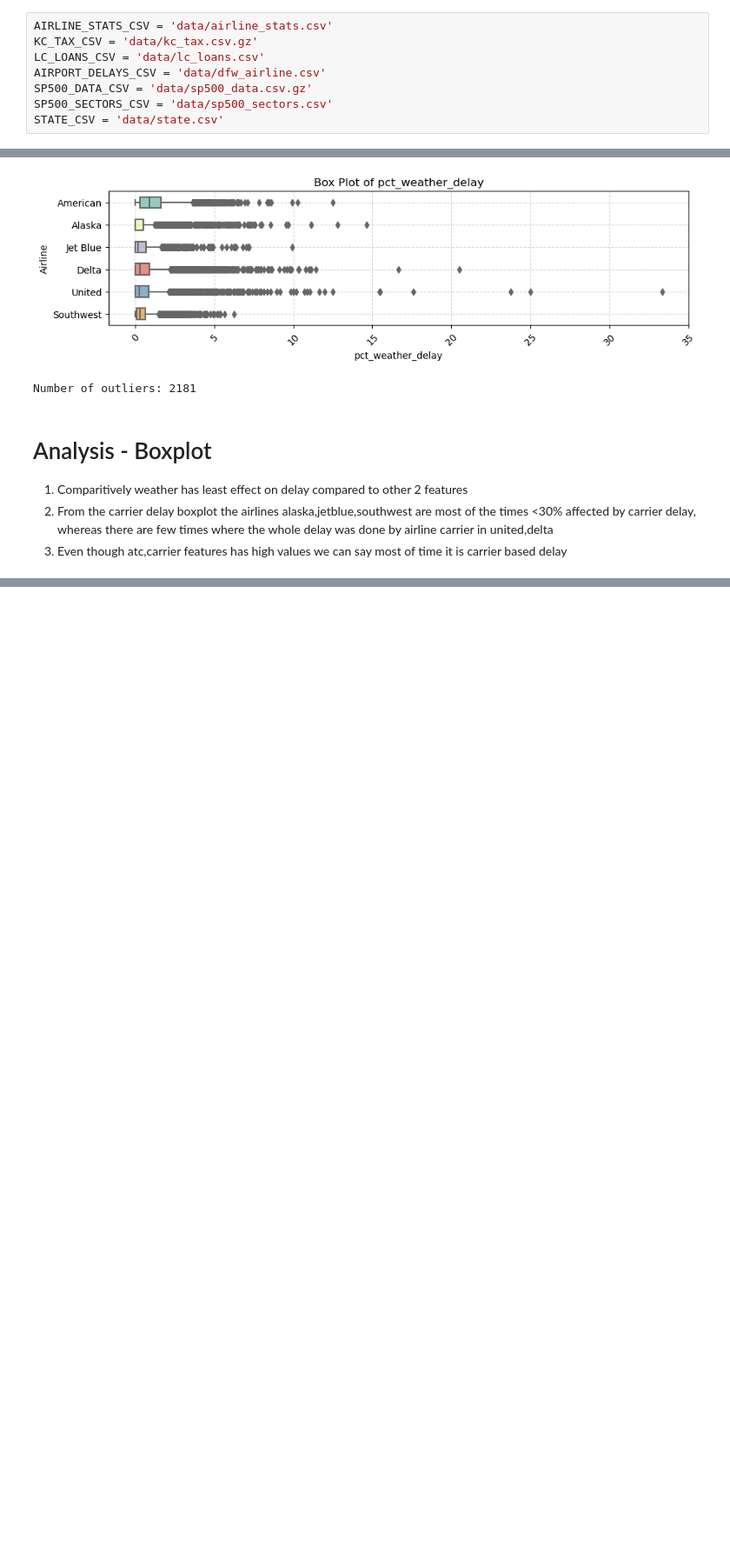
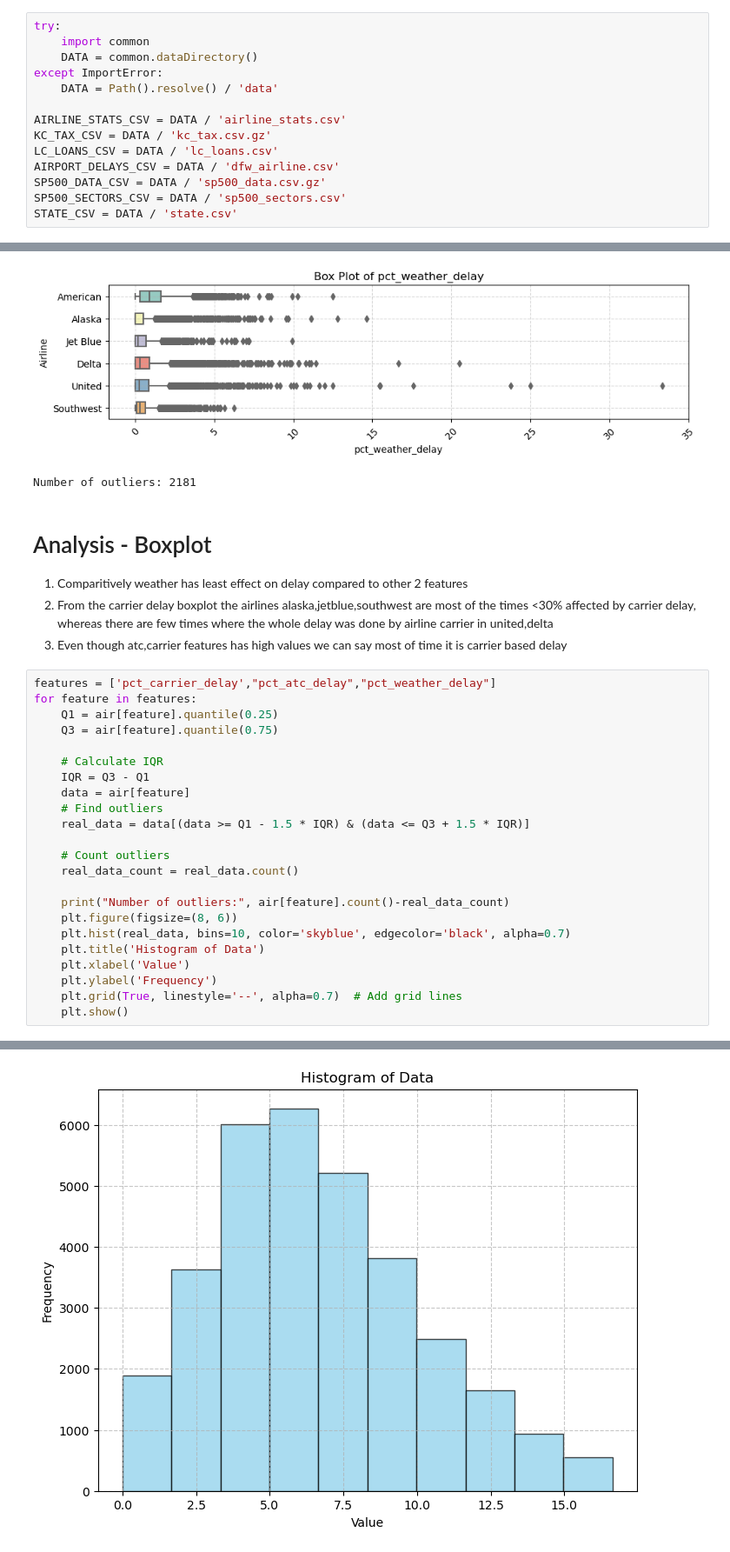
Before and after one commit to vinaysai99/Learning-ML, a Jupyter notebook: Day7/My EDA.ipynb, the cells around one changed output, grey strips where cells are left out. Shown: that part at 87% size. Cells and saved outputs as stored; diff of their text form; blank space fills up the shorter version.

Commit message:
Chapter 2 data distributions done.

```diff
--- a/Day7/My EDA.ipynb
+++ b/Day7/My EDA.ipynb
@@ -5,13 +5,19 @@ import pandas as pd
 import matplotlib.pyplot as plt
 import seaborn as sns
 # %%
-AIRLINE_STATS_CSV = 'data/airline_stats.csv'
-KC_TAX_CSV = 'data/kc_tax.csv.gz'
-LC_LOANS_CSV = 'data/lc_loans.csv'
-AIRPORT_DELAYS_CSV = 'data/dfw_airline.csv'
-SP500_DATA_CSV = 'data/sp500_data.csv.gz'
-SP500_SECTORS_CSV = 'data/sp500_sectors.csv'
-STATE_CSV = 'data/state.csv'
+try:
+    import common
+    DATA = common.dataDirectory()
+except ImportError:
+    DATA = Path().resolve() / 'data'
+
+AIRLINE_STATS_CSV = DATA / 'airline_stats.csv'
+KC_TAX_CSV = DATA / 'kc_tax.csv.gz'
+LC_LOANS_CSV = DATA / 'lc_loans.csv'
+AIRPORT_DELAYS_CSV = DATA / 'dfw_airline.csv'
+SP500_DATA_CSV = DATA / 'sp500_data.csv.gz'
+SP500_SECTORS_CSV = DATA / 'sp500_sectors.csv'
+STATE_CSV = DATA / 'state.csv'
 # %% [markdown]
 # Air Line dataset
 # %%
@@ -156,3 +162,27 @@ Number of outliers: 2181
 1. Comparitively weather has least effect on delay compared to other 2 features
 2. From the carrier delay boxplot the airlines alaska,jetblue,southwest are most of the times <30% affected by carrier delay, whereas there are few times where the whole delay was done by airline carrier in united,delta
 3. Even though atc,carrier features has high values we can say most of time it is carrier based delay
+# %%
+features = ['pct_carrier_delay',"pct_atc_delay","pct_weather_delay"]
+for feature in features:
+    Q1 = air[feature].quantile(0.25)
+    Q3 = air[feature].quantile(0.75)
+
+    # Calculate IQR
+    IQR = Q3 - Q1
+    data = air[feature]
+    # Find outliers
+    real_data = data[(data >= Q1 - 1.5 * IQR) & (data <= Q3 + 1.5 * IQR)]
+
+    # Count outliers
+    real_data_count = real_data.count()
+
+    print("Number of outliers:", air[feature].count()-real_data_count)
+    plt.figure(figsize=(8, 6))
+    plt.hist(real_data, bins=10, color='skyblue', edgecolor='black', alpha=0.7)
+    plt.title('Histogram of Data')
+    plt.xlabel('Value')
+    plt.ylabel('Frequency')
+    plt.grid(True, linestyle='--', alpha=0.7)  # Add grid lines
+    plt.show()
+# %% [output]
@@ -158,0 +190 @@ Number of outliers: 2181
+[figure, added]
```
Also changed, not shown: parts of 2 cells of this notebook, 21 other files.
